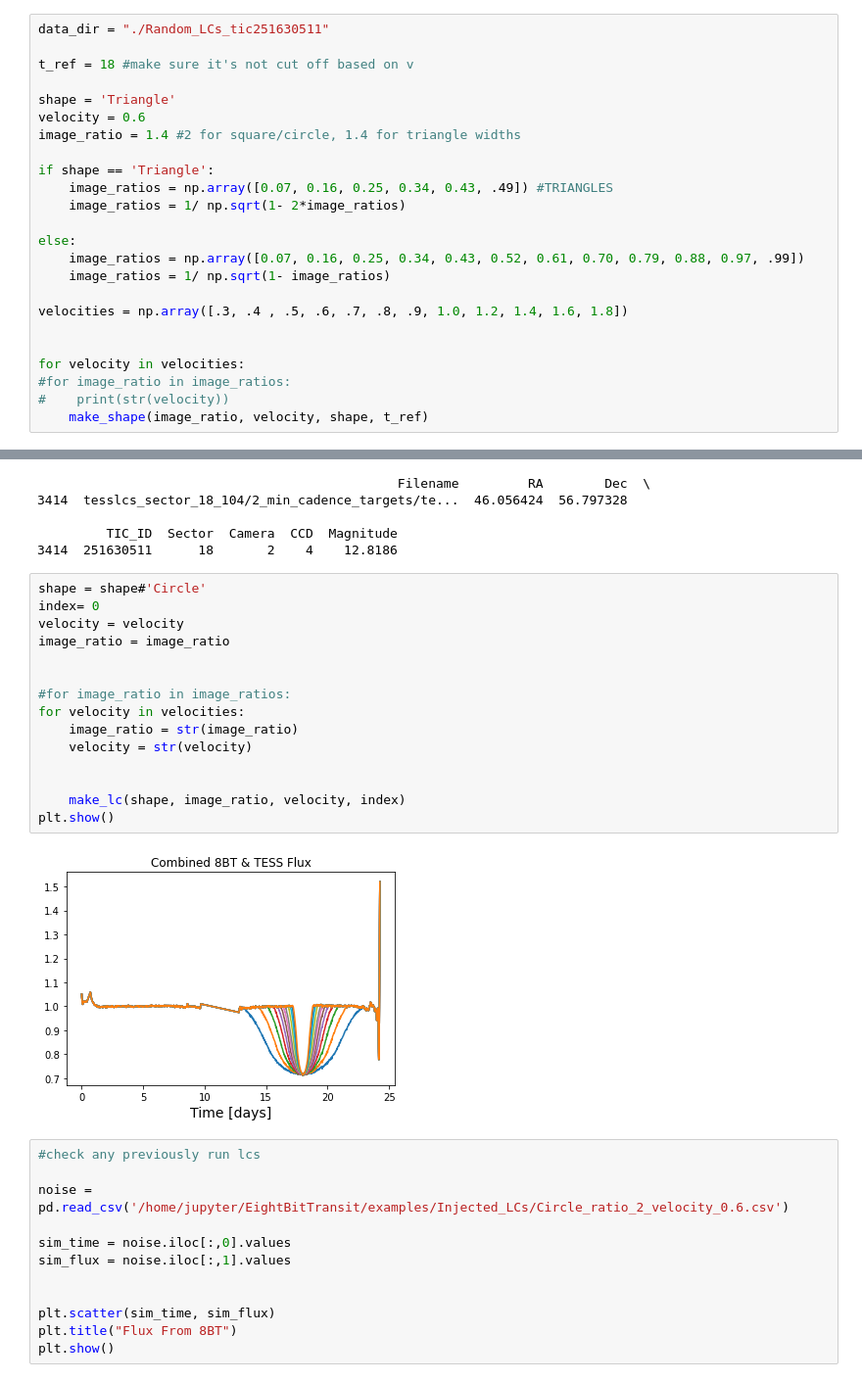
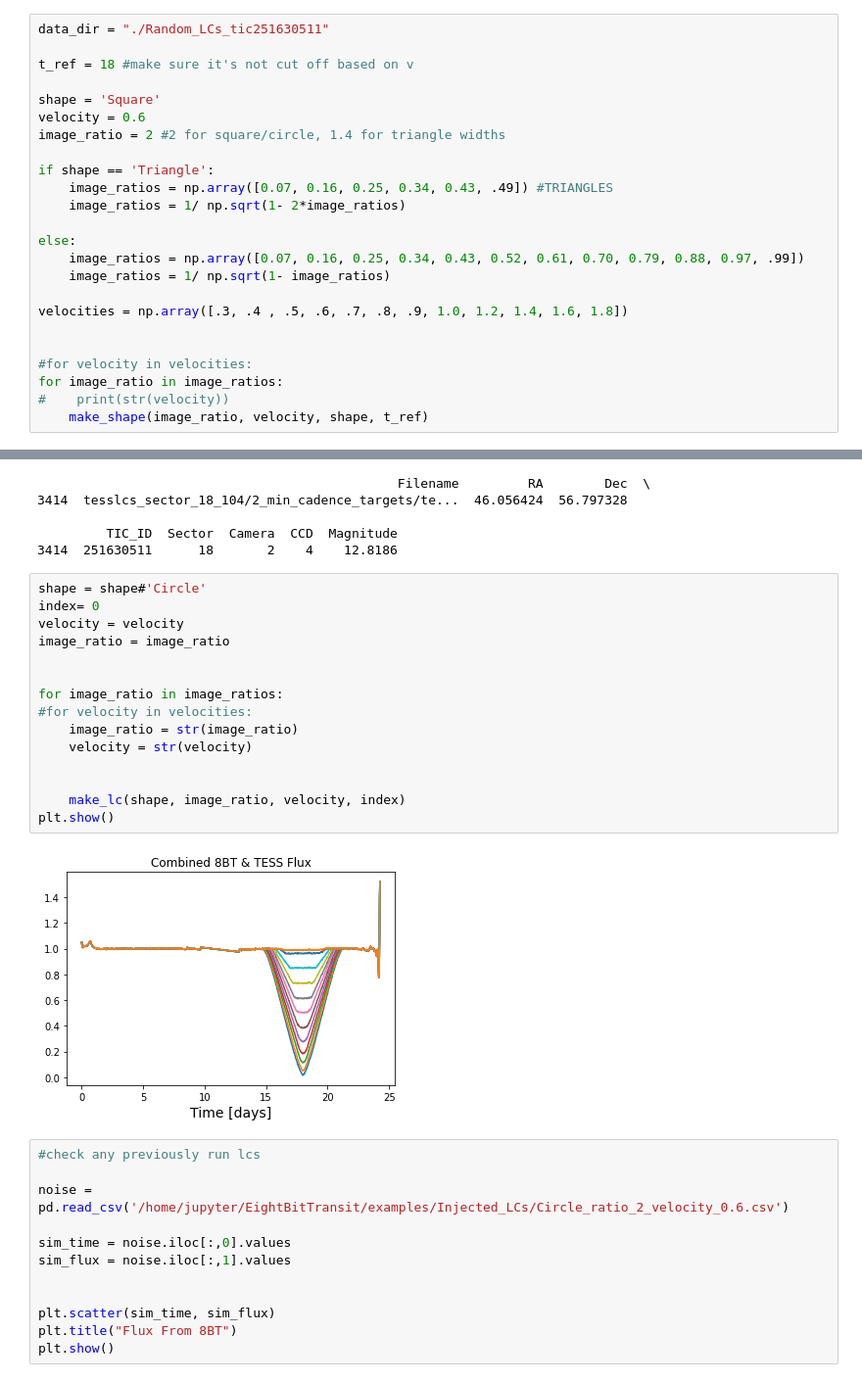
Before and after one commit to danay6/Transiting-megastructures, a Jupyter notebook: make_defined_lcs.ipynb, the cells around one changed output, grey strips where cells are left out. Shown: that part at 98% size. Saved outputs shown, nothing was run; the diff lists cells and outputs as text.

```diff
--- a/make_defined_lcs.ipynb
+++ b/make_defined_lcs.ipynb
@@ -253,9 +253,9 @@ data_dir = "./Random_LCs_tic251630511"
 
 t_ref = 18 #make sure it's not cut off based on v
 
-shape = 'Triangle'
+shape = 'Square'
 velocity = 0.6
-image_ratio = 1.4 #2 for square/circle, 1.4 for triangle widths
+image_ratio = 2 #2 for square/circle, 1.4 for triangle widths
 
 if shape == 'Triangle':
     image_ratios = np.array([0.07, 0.16, 0.25, 0.34, 0.43, .49]) #TRIANGLES
@@ -268,8 +268,8 @@ else:
 velocities = np.array([.3, .4 , .5, .6, .7, .8, .9, 1.0, 1.2, 1.4, 1.6, 1.8])
 
 
-for velocity in velocities:
-#for image_ratio in image_ratios:
+#for velocity in velocities:
+for image_ratio in image_ratios:
 #    print(str(velocity))
     make_shape(image_ratio, velocity, shape, t_ref)
 # %% [output]
@@ -306,20 +306,20 @@ print(subref)
 # %%
 shape = shape#'Circle'
 index= 0
 velocity = velocity
 image_ratio = image_ratio
 
 
-#for image_ratio in image_ratios:
-for velocity in velocities:
+for image_ratio in image_ratios:
+#for velocity in velocities:
     image_ratio = str(image_ratio)
     velocity = str(velocity)
 
 
     make_lc(shape, image_ratio, velocity, index)
 plt.show()
 # %% [output]
-[figure, old version]
+[figure, new version]
 # %%
 #check any previously run lcs
 
```
Also changed, not shown: parts of 1 cell of this notebook, 3 other files.
